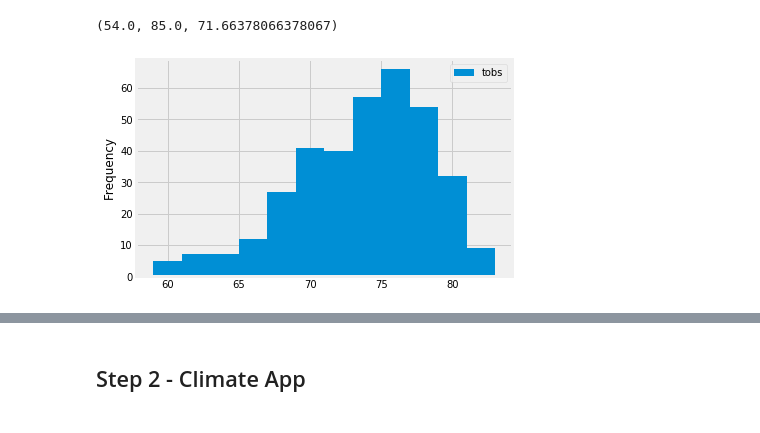
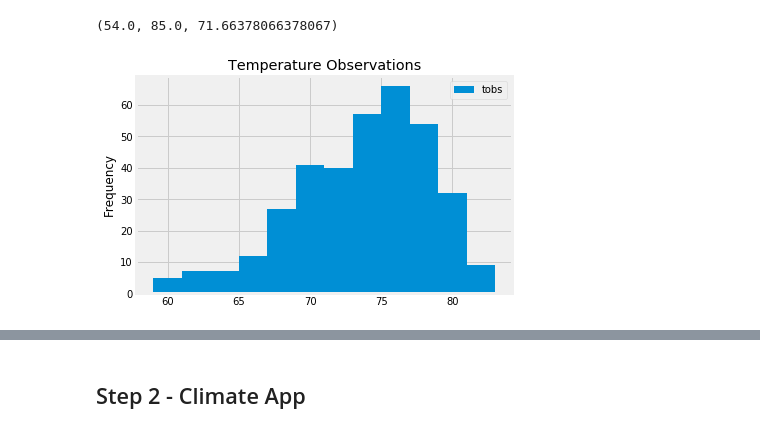
Before and after one commit to bendgame/Eric_klep_hw10, a Jupyter notebook: Eric_kleppen_hw10.ipynb, the cells around one changed output, grey strips where cells are left out. Cells and saved outputs as stored; diff of their text form; code cells hidden in the pictures.

```diff
--- a/Eric_kleppen_hw10.ipynb
+++ b/Eric_kleppen_hw10.ipynb
@@ -146,18 +146,19 @@ temp_info
 # %%
 # Choose the station with the highest number of temperature observations.
 # Query the last 12 months of temperature observation data for this station and plot the results as a histogram
-topdate = session.query(func.max(Measurement.date)).filter(Measurement.station == 'USC00519281').first()
-topdate = list(topdate)
-startdate2 = dt.datetime.strptime(topdate[0], "%Y-%m-%d") - dt.timedelta(days=366)
+maxdate2 = session.query(func.max(Measurement.date)).filter(Measurement.station == 'USC00519281').first()
+maxdate2 = list(maxdate2)
+startdate2 = dt.datetime.strptime(maxdate2[0], "%Y-%m-%d") - dt.timedelta(days=366)
 
 temp_obv = session.query(Measurement.tobs).filter(Measurement.date >= startdate2).\
             filter(Measurement.station == 'USC00519281').all()
 
 temp_obv_df = pd.DataFrame(temp_obv, columns = ['tobs'])
-temp_obv_df.plot.hist(bins = 12)
+temp_obv_df.plot.hist(bins = 12, title = 'Temperature Observations')
+
 plt.show()
 # %% [output]
-[figure, old version]
+[figure, new version]
 # %% [markdown]
 ![precipitation](Images/station-histogram.png)
 # %% [markdown]
```
Also changed, not shown: parts of 4 cells of this notebook.
